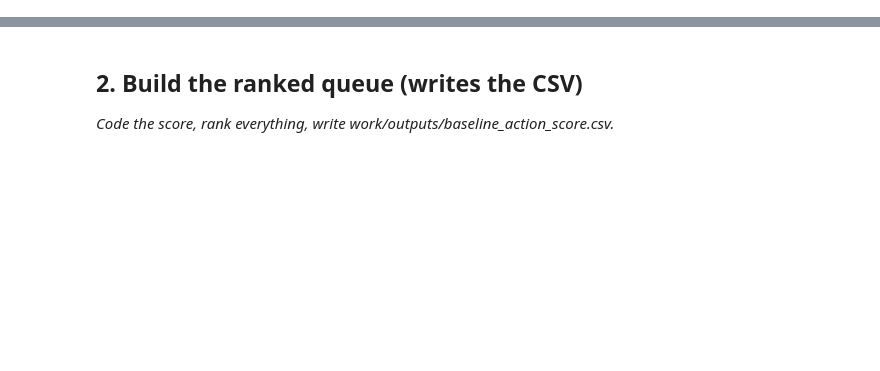
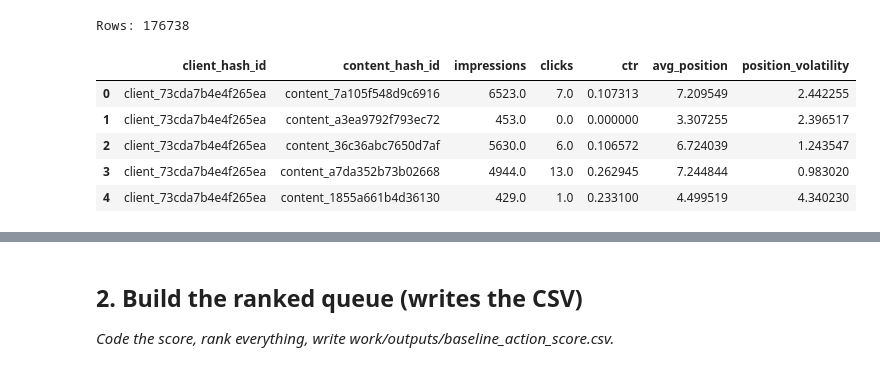
Before and after one commit to girishpatil935/ML_Internship, a Jupyter notebook: work/notebooks/w04_baseline_score.ipynb, the cells around one changed output, grey strips where cells are left out. Saved outputs shown, nothing was run; the diff lists cells and outputs as text; code cells hidden in the pictures; blank space fills up the shorter version.

```diff
--- a/work/notebooks/w04_baseline_score.ipynb
+++ b/work/notebooks/w04_baseline_score.ipynb
@@ -12,0 +54,40 @@ This skeleton is yours to fill. Work the sections **in order** — each one has
+# %%
+baseline_df = con.sql(f"""
+    SELECT
+        client_hash_id,
+        content_hash_id,
+
+        SUM(gsc_impressions) AS impressions,
+        SUM(gsc_clicks) AS clicks,
+
+        CASE
+            WHEN SUM(gsc_impressions) > 0
+            THEN 100.0 * SUM(gsc_clicks) / SUM(gsc_impressions)
+            ELSE NULL
+        END AS ctr,
+
+        AVG(NULLIF(gsc_avg_position, 0)) AS avg_position,
+
+        STDDEV_SAMP(
+            NULLIF(gsc_avg_position, 0)
+        ) AS position_volatility
+
+    FROM {FACT_DAILY}
+
+    WHERE gsc_data_available IS TRUE
+
+    GROUP BY
+        client_hash_id,
+        content_hash_id
+""").df()
+
+print("Rows:", len(baseline_df))
+display(baseline_df.head())
+# %% [output]
+Rows: 176738
+|  | client_hash_id | content_hash_id | impressions | clicks | ctr | avg_position | position_volatility |
+| 0 | client_73cda7b4e4f265ea | content_7a105f548d9c6916 | 6523.0 | 7.0 | 0.107313 | 7.209549 | 2.442255 |
+| 1 | client_73cda7b4e4f265ea | content_a3ea9792f793ec72 | 453.0 | 0.0 | 0.000000 | 3.307255 | 2.396517 |
+| 2 | client_73cda7b4e4f265ea | content_36c36abc7650d7af | 5630.0 | 6.0 | 0.106572 | 6.724039 | 1.243547 |
+| 3 | client_73cda7b4e4f265ea | content_a7da352b73b02668 | 4944.0 | 13.0 | 0.262945 | 7.244844 | 0.983020 |
+| 4 | client_73cda7b4e4f265ea | content_1855a661b4d36130 | 429.0 | 1.0 | 0.233100 | 4.499519 | 4.340230 |
```
Also changed, not shown: parts of 15 cells of this notebook.
